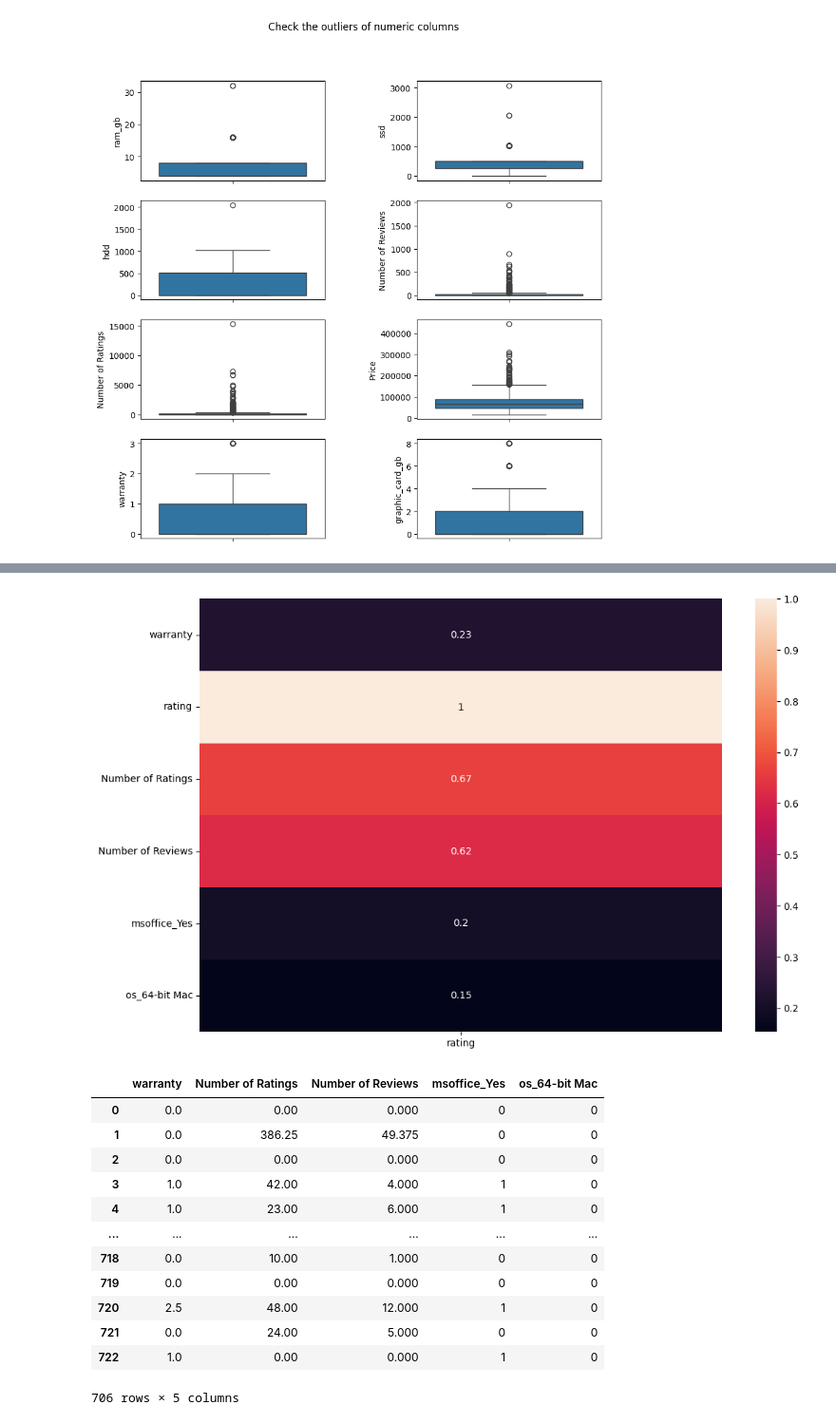
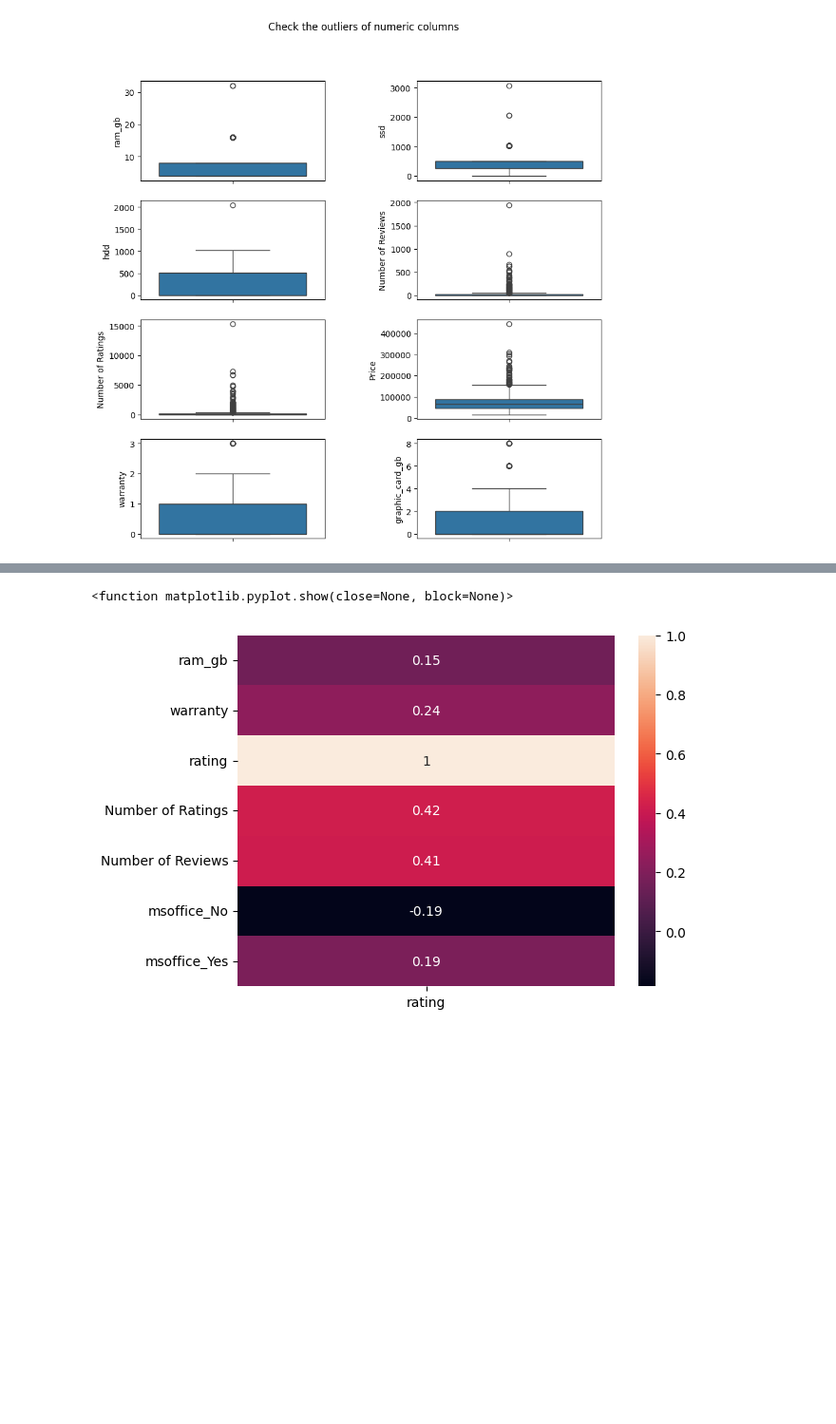
Before and after one commit to EsraaAlii/Electronic-Device-Rating-Prediction, a Jupyter notebook: electronics.ipynb, the cells around one changed output, grey strips where cells are left out. Shown: that part at 95% size. Saved outputs shown, nothing was run; the diff lists cells and outputs as text; code cells hidden in the pictures; blank space fills up the shorter version.

Commit message:
removing outliers and normalization(acc:95)

```diff
--- a/electronics.ipynb
+++ b/electronics.ipynb
@@ -196,0 +184,11 @@ for n in numeric:
+# %%
+#drop the outliers
+for col in electro.columns:
+        #print("capping the ",col)
+        if (((electro[col].dtype)=='float') | ((electro[col].dtype)=='int32')|((electro[col].dtype)=='int64')):
+            percentiles = electro[col].quantile([0.25,0.75]).values
+            iqr= percentiles[1]-percentiles[0]
+            electro[col][electro[col] <= percentiles[0]-1.5*iqr] = percentiles[0]
+            electro[col][electro[col] >= percentiles[1]+1.5*iqr] = percentiles[1]
+        else:
+            electro[col]=electro[col]
@@ -209,9 +244,0 @@ electro.describe()
-# %%
-#one hot encoding
-# electro['msoffice'].unique()
-# electro['Touchscreen'].unique()
-
-electro = pd.get_dummies(electro, columns = ['msoffice','Touchscreen','brand','processor_brand','processor_name','ram_type','os','weight'],drop_first=True,dtype=int)
-#electro = pd.get_dummies(electro, columns = ['brand','processor_brand','processor_name','ram_type','os','weight'],drop_first=True)
-# electro['msoffice_Yes'] = electro['msoffice_Yes'].astype(int)
-# electro['Touchscreen_Yes'] = electro['Touchscreen_Yes'].astype(int)
@@ -229 +245,9 @@ electro = pd.get_dummies(electro, columns = ['msoffice','Touchscreen','brand','p
+# %%
+#label encoding for features with natural order
+label_encoder = LabelEncoder()
+electro['rating']= label_encoder.fit_transform(electro['rating'])
+electro['weight']= label_encoder.fit_transform(electro['weight'])
+# %%
+#one hot encoding for categories with no order
+electro=pd.get_dummies(electro,columns=['brand','processor_brand','processor_name','processor_gnrtn','ram_type','os','Touchscreen','msoffice'],dtype=int)
 # %%
@@ -240,30 +271,12 @@ electro.head()
 X = electro.drop(columns=['rating'])
 Y = electro['rating']
 # %%
-corr = electro.corr(method='spearman')
+#check the best features with Y
+corr = electro.corr()
 top_feature = corr.loc[abs(corr['rating'])>0.15,'rating']
-
-plt.subplots(figsize=(12, 8))
-
-top_feature = pd.DataFrame(top_feature)
-sns.heatmap(top_feature, annot=True)
-plt.show()
-top_feature = top_feature.drop('rating', axis=0)
-
-First_feature_selection = X[top_feature.index]
-First_feature_selection
+top_feature=pd.DataFrame(top_feature)
+sns.heatmap(top_feature,annot=True)
+plt.show
 # %% [output]
+<function matplotlib.pyplot.show(close=None, block=None)>
-[figure, old version]
+[figure, new version]
-|  | warranty | Number of Ratings | Number of Reviews | msoffice_Yes | os_64-bit Mac |
-| 0 | 0.0 | 0.00 | 0.000 | 0 | 0 |
-| 1 | 0.0 | 386.25 | 49.375 | 0 | 0 |
-| 2 | 0.0 | 0.00 | 0.000 | 0 | 0 |
-| 3 | 1.0 | 42.00 | 4.000 | 1 | 0 |
-| 4 | 1.0 | 23.00 | 6.000 | 1 | 0 |
-| ... | ... | ... | ... | ... | ... |
-| 718 | 0.0 | 10.00 | 1.000 | 0 | 0 |
-| 719 | 0.0 | 0.00 | 0.000 | 0 | 0 |
-| 720 | 2.5 | 48.00 | 12.000 | 1 | 0 |
-| 721 | 0.0 | 24.00 | 5.000 | 0 | 0 |
-| 722 | 1.0 | 0.00 | 0.000 | 1 | 0 |
-706 rows × 5 columns
```
Also changed, not shown: parts of 32 cells of this notebook.
